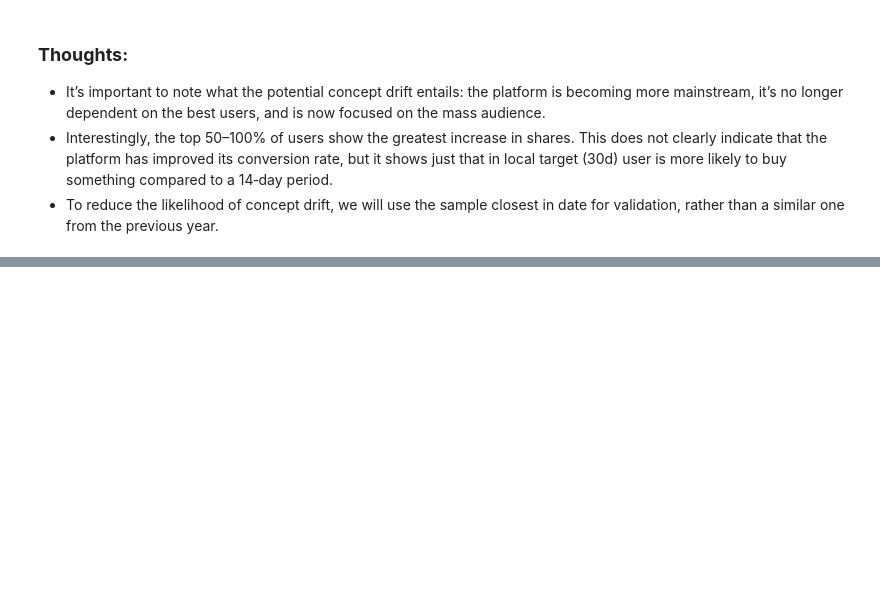
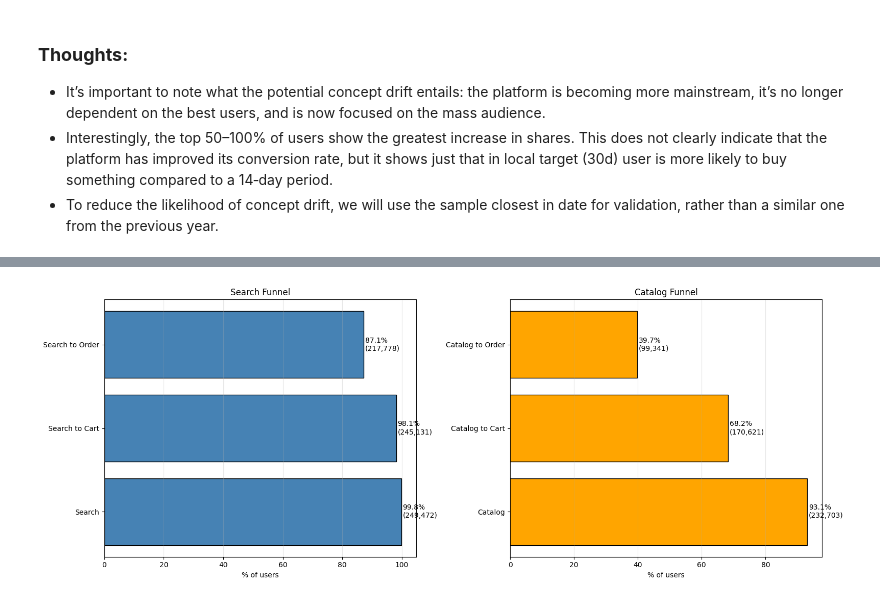
Before and after one commit to HelloImWebbieeee/E-cup_2026_by_Ozon_Tech, a Jupyter notebook: notebooks/data_eda.ipynb, the cells around one changed output, grey strips where cells are left out. Saved outputs shown, nothing was run; the diff lists cells and outputs as text; code cells hidden in the pictures; blank space fills up the shorter version.

Commit message:
An analysis of funnels and conversions was carried out

```diff
--- a/notebooks/data_eda.ipynb
+++ b/notebooks/data_eda.ipynb
@@ -15,18 +15,21 @@ import os
 
 from datetime import date, timedelta
 # %%
-# PATH MARKING
+# PATHS MARKING
 # Death moment for my kitty paws, restore path to fit your needs
 print("Curent path:", os.getcwd())
 
 DATASET_PATH = Path("D:\\.workspace\\Programming\\Projects\\E-cup_2026_by_Ozon_Tech\\data\\raw\\train.parquet")
-
 PROJECT_ROOT = Path(r"D:\\.workspace\\Programming\\Projects\\E-cup_2026_by_Ozon_Tech")
 
+# Reports directories
 REPORTS_GMV_DIR = PROJECT_ROOT / "reports" / "gmv"
+REPORTS_CONV_FUNL_DIR = PROJECT_ROOT / "reports" / "conv_funl"
 REPORTS_GMV_DIR.mkdir(parents = True, exist_ok = True)
+REPORTS_CONV_FUNL_DIR.mkdir(parents = True, exist_ok = True)
 
-print(DATASET_PATH.exists())
-print(DATASET_PATH.stat().st_size / 1024 / 1024, "MB")
+# Dataset info
+print(f"Dataset path visible: {DATASET_PATH.exists()}")
+print(f"Dataset weight: {DATASET_PATH.stat().st_size / 1024 / 1024, "MB"}")
 # %% [output]
 Curent path: d:\.workspace\Programming\Projects\E-cup_2026_by_Ozon_Tech\notebooks
@@ -1349,0 +1418,49 @@ local {'0-1%': 12.0, '1-5%': 18.81, '5-10%': 13.67, '10-20%': 17.99, '20-50%': 2
+# %%
+# GENERAL FUNNEL
+# Search funnel
+search_funnel = [
+    ("Search", funnel_stats["Ever used search"]),
+    ("Search to Cart", funnel_stats["Ever used search to cart"]),
+    ("Search to Order", funnel_stats["Ever used search to order"]),
+]
+
+# Funnel for the catalog
+cat_funnel = [
+    ("Catalog", funnel_stats["Ever used catalog"]),
+    ("Catalog to Cart", funnel_stats["Ever used catalog to cart"]),
+    ("Catalog to Order", funnel_stats["Ever used catalog to order"]),
+]
+
+fig, axes = plt.subplots(1, 2, figsize = (16, 6))
+
+# Graph to search for
+stages_search = [x[0] for x in search_funnel]
+counts_search = [x[1] for x in search_funnel]
+pcts_search = [x[1] / total_users * 100 for x in search_funnel]
+
+axes[0].barh(stages_search, pcts_search, color = "steelblue", edgecolor = "black")
+axes[0].set_xlabel("% of users")
+axes[0].set_title("Search Funnel")
+axes[0].grid(alpha = 0.3, axis = "x")
+
+for i, (stage, pct, count) in enumerate(zip(stages_search, pcts_search, counts_search)):
+    axes[0].text(pct + 0.5, i, f"{pct:.1f}%\n({count:,})", va = "center")
+
+# Schedule for the catalog
+stages_cat = [x[0] for x in cat_funnel]
+counts_cat = [x[1] for x in cat_funnel]
+pcts_cat = [x[1] / total_users * 100 for x in cat_funnel]
+
+axes[1].barh(stages_cat, pcts_cat, color = "orange", edgecolor = "black")
+axes[1].set_xlabel("% of users")
+axes[1].set_title("Catalog Funnel")
+axes[1].grid(alpha = 0.3, axis = "x")
+
+for i, (stage, pct, count) in enumerate(zip(stages_cat, pcts_cat, counts_cat)):
+    axes[1].text(pct + 0.5, i, f"{pct:.1f}%\n({count:,})", va = "center")
+
+plt.tight_layout()
+fig.savefig(REPORTS_CONV_FUNL_DIR / "16_funnel_overall.png", dpi = 150)
+plt.show()
+# %% [output]
+[figure, added]
```
Also changed, not shown: parts of 10 cells of this notebook.
